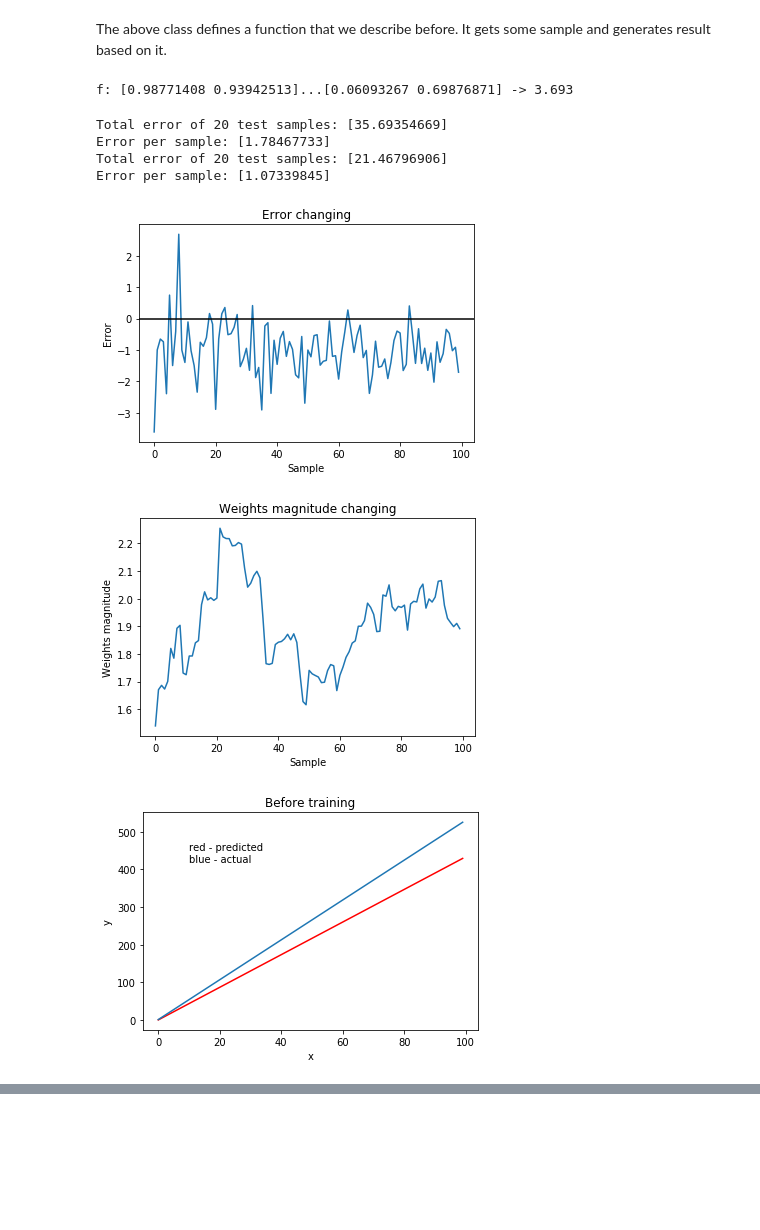
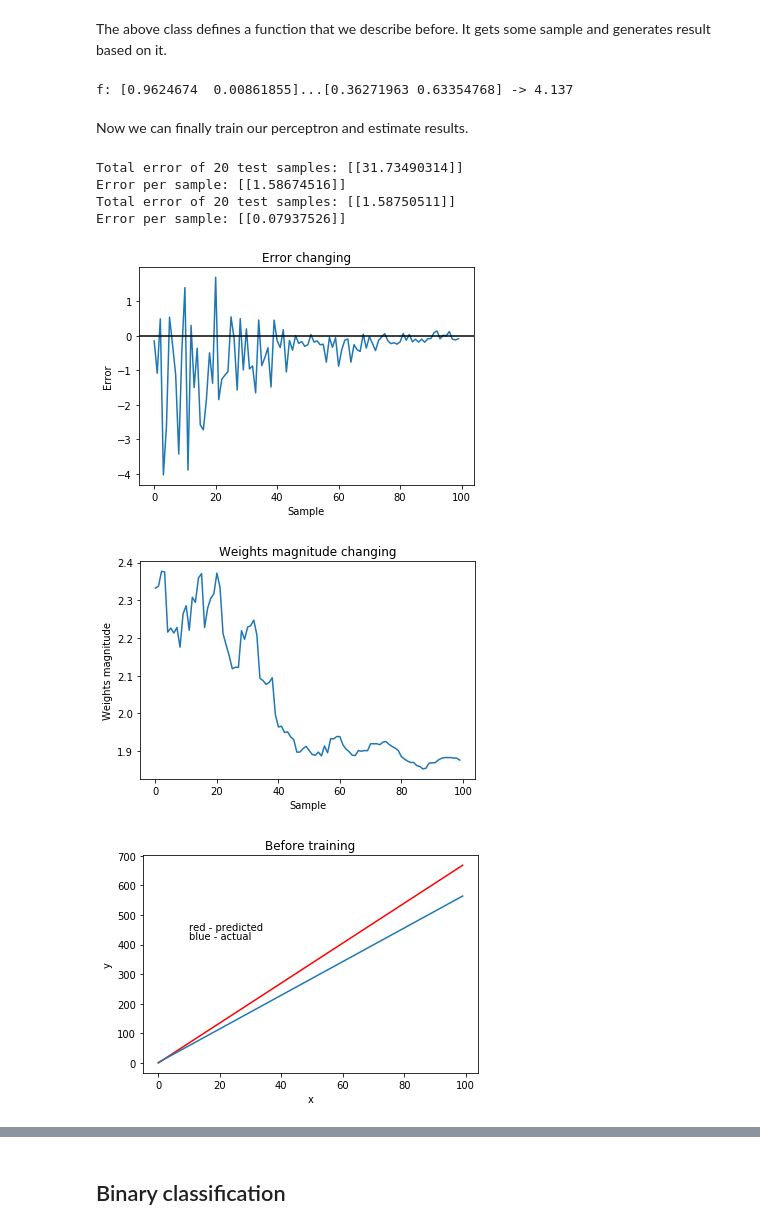
Before and after one commit to VoIlAlex/sandbox, a Jupyter notebook: SLP/slp.ipynb, the cells around one changed output, grey strips where cells are left out. Cells and saved outputs as stored; diff of their text form; code cells hidden in the pictures; blank space fills up the shorter version.

```diff
--- a/SLP/slp.ipynb
+++ b/SLP/slp.ipynb
@@ -34,9 +40,11 @@ class SingleLayerPerceptron:
         assert len(X) == self.num_in
         self.X = X
         Y = [0] * self.num_out
-        for i in range(self.num_in):
-            for j in range(self.num_out):
+        for j in range(self.num_out):
+            for i in range(self.num_in):
                 Y[j] += X[i] * self.weights[i, j]
+            Y[j] -= self.T
+
         return Y
 
     def backprop(self, error):
@@ -178,7 +186,9 @@ f = F(size=10)
 x = np.random.random(f.size)
 print('f: {}...{} -> {:.3f}'.format(x[0:2], x[-2:], f(x)))
 # %% [output]
-f: [0.98771408 0.93942513]...[0.06093267 0.69876871] -> 3.693
+f: [0.9624674  0.00861855]...[0.36271963 0.63354768] -> 4.137
+# %% [markdown]
+Now we can finally <a name='training-2'>train</a> our perceptron and estimate results.
 # %%
 slp = SingleLayerPerceptron(num_in=f.size, num_out=1, alpha=0.03)
 
@@ -200,7 +210,7 @@ def test():
 # sets for visualization
 X_check = [[x]*f.size for x in range(100)]
 Y_actual = [f(x) for x in X_check]
-Y_slp_origin = [slp.forward(x) for x in X_check]
+Y_slp_origin = [slp.forward(x)[0] for x in X_check]
 
 # training and testing sets
 train_set_size, test_set_size = 100, 20
@@ -215,7 +225,7 @@ errors = []
 weights_dynamic = []
 for x in train_set:
     weights_dynamic.append(np.linalg.norm(slp.weights))
-    y = slp.forward(x)
+    y = slp.forward(x)[0]
     error = y - f(x)
     errors.append(error)
     slp.backprop([error])
@@ -230,38 +240,38 @@ plt.xlabel('Sample')
 plt.ylabel('Error')
 plt.axhline(y=0, color='black')
 plt.show()
 
 plt.plot(weights_dynamic)
 plt.title('Weights magnitude changing')
 plt.xlabel('Sample')
 plt.ylabel('Weights magnitude')
 plt.show()
 
 
 # visualization of states (before training and after training)
-Y_slp_final = [slp.forward(x) for x in X_check]
+Y_slp_final = [slp.forward(x)[0] for x in X_check]
 plt.plot(Y_slp_origin, color='red')
 plt.plot(Y_actual)
 plt.title('Before training')
 plt.xlabel('x')
 plt.ylabel('y')
 plt.text(10, 450, 'red - predicted')
 plt.text(10, 420, 'blue - actual')
 plt.show()
 
 plt.plot(Y_slp_final, color='red')
 plt.plot(Y_actual)
 plt.title('After training')
 plt.xlabel('x')
 plt.ylabel('y')
 plt.text(10, 450, 'red - predicted')
 plt.text(10, 420, 'blue - actual')
 plt.show()
 # %% [output]
-Total error of 20 test samples: [35.69354669]
-Error per sample: [1.78467733]
-Total error of 20 test samples: [21.46796906]
-Error per sample: [1.07339845]
+Total error of 20 test samples: [[31.73490314]]
+Error per sample: [[1.58674516]]
+Total error of 20 test samples: [[1.58750511]]
+Error per sample: [[0.07937526]]
-[figure, old version]
+[figure, new version]
-[figure, old version]
+[figure, new version]
-[figure, old version]
+[figure, new version]
@@ -268,0 +279,2 @@ Error per sample: [1.07339845]
+# %% [markdown]
+## <a name='binary-classification'>Binary classification</a>
```
Also changed, not shown: parts of 19 cells of this notebook, 4 other files.
